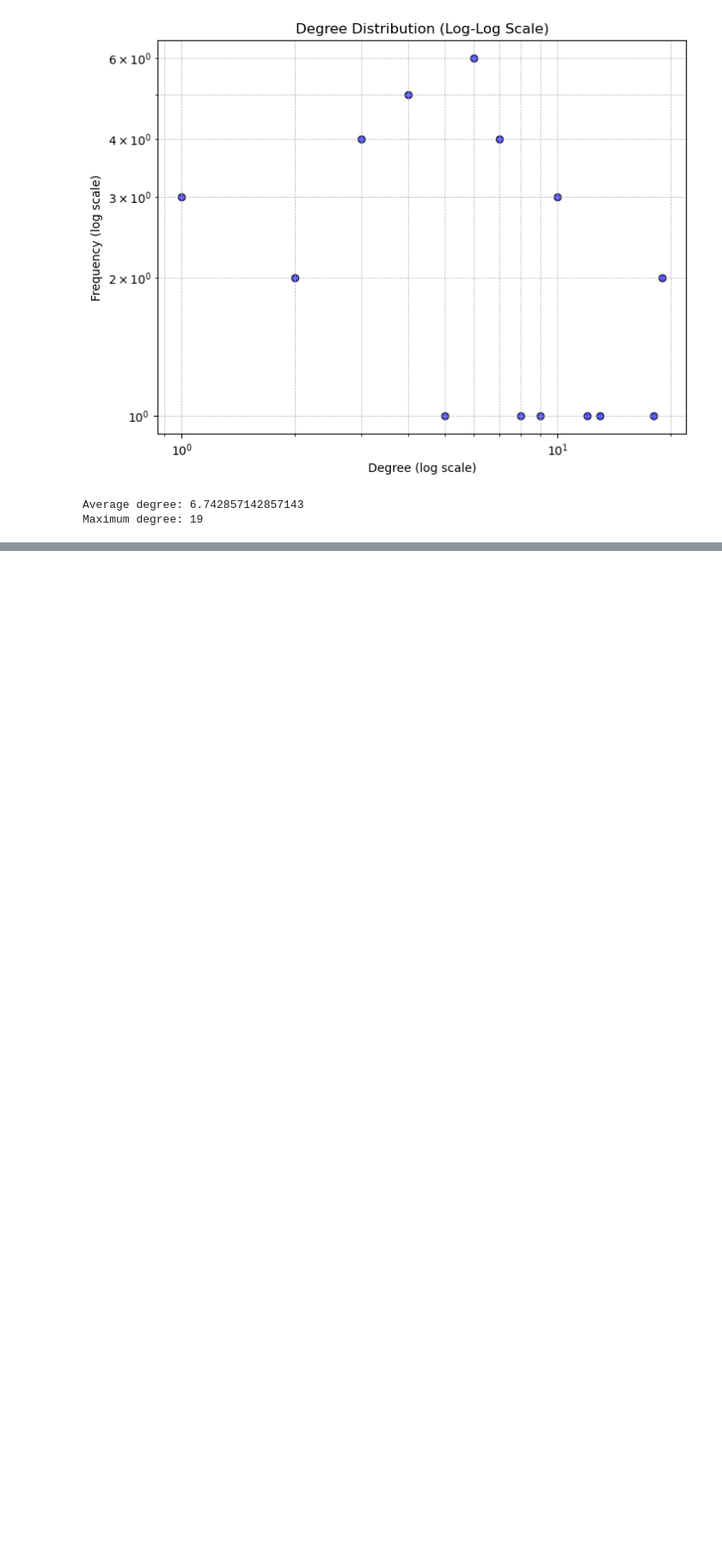
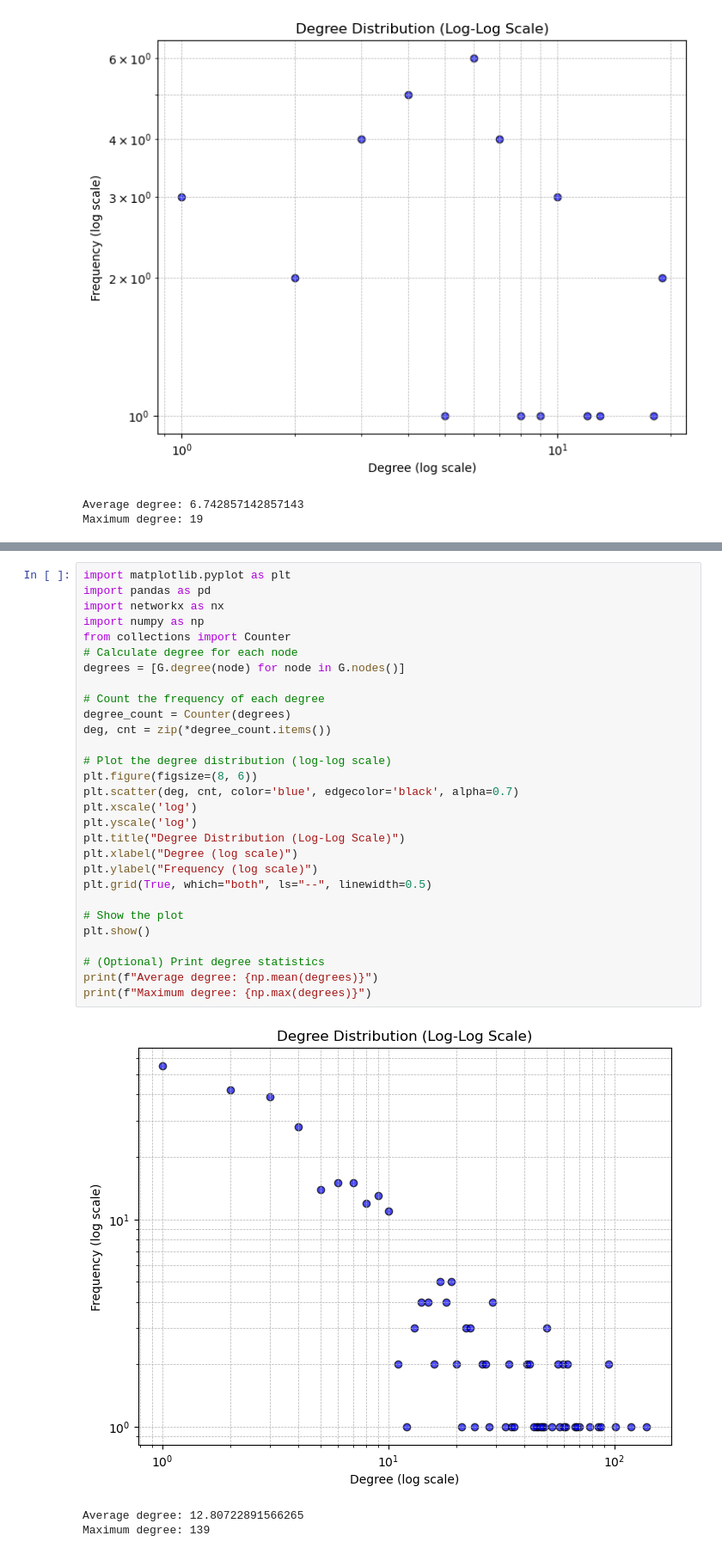
Before and after one commit to salveendutt/Social-Networks, a Jupyter notebook: lab2/ex2.ipynb, the cells around one changed output, grey strips where cells are left out. Shown at 86% size. Drawn from its saved outputs; the diff is of its cells as text; blank space fills up the shorter version.

```diff
--- a/lab2/ex2.ipynb
+++ b/lab2/ex2.ipynb
@@ -518,0 +513,33 @@ ValueError: too many values to unpack (expected 2)
+# %%
+import matplotlib.pyplot as plt
+import pandas as pd
+import networkx as nx
+import numpy as np
+from collections import Counter
+# Calculate degree for each node
+degrees = [G.degree(node) for node in G.nodes()]
+
+# Count the frequency of each degree
+degree_count = Counter(degrees)
+deg, cnt = zip(*degree_count.items())
+
+# Plot the degree distribution (log-log scale)
+plt.figure(figsize=(8, 6))
+plt.scatter(deg, cnt, color='blue', edgecolor='black', alpha=0.7)
+plt.xscale('log')
+plt.yscale('log')
+plt.title("Degree Distribution (Log-Log Scale)")
+plt.xlabel("Degree (log scale)")
+plt.ylabel("Frequency (log scale)")
+plt.grid(True, which="both", ls="--", linewidth=0.5)
+
+# Show the plot
+plt.show()
+
+# (Optional) Print degree statistics
+print(f"Average degree: {np.mean(degrees)}")
+print(f"Maximum degree: {np.max(degrees)}")
+# %% [output]
+[figure, added]
+Average degree: 12.80722891566265
+Maximum degree: 139
```
Also changed, not shown: parts of 9 cells of this notebook, 2 other files.
